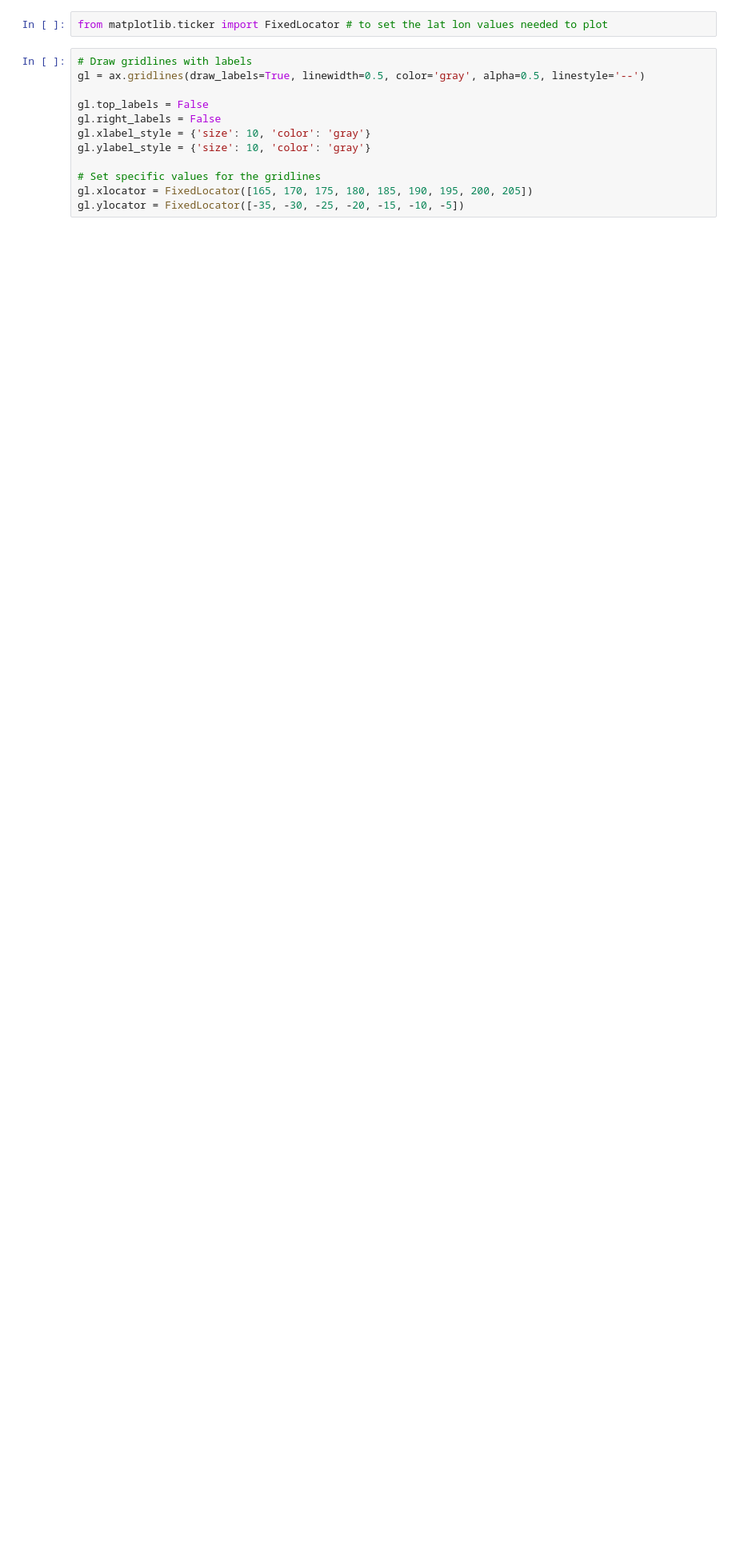
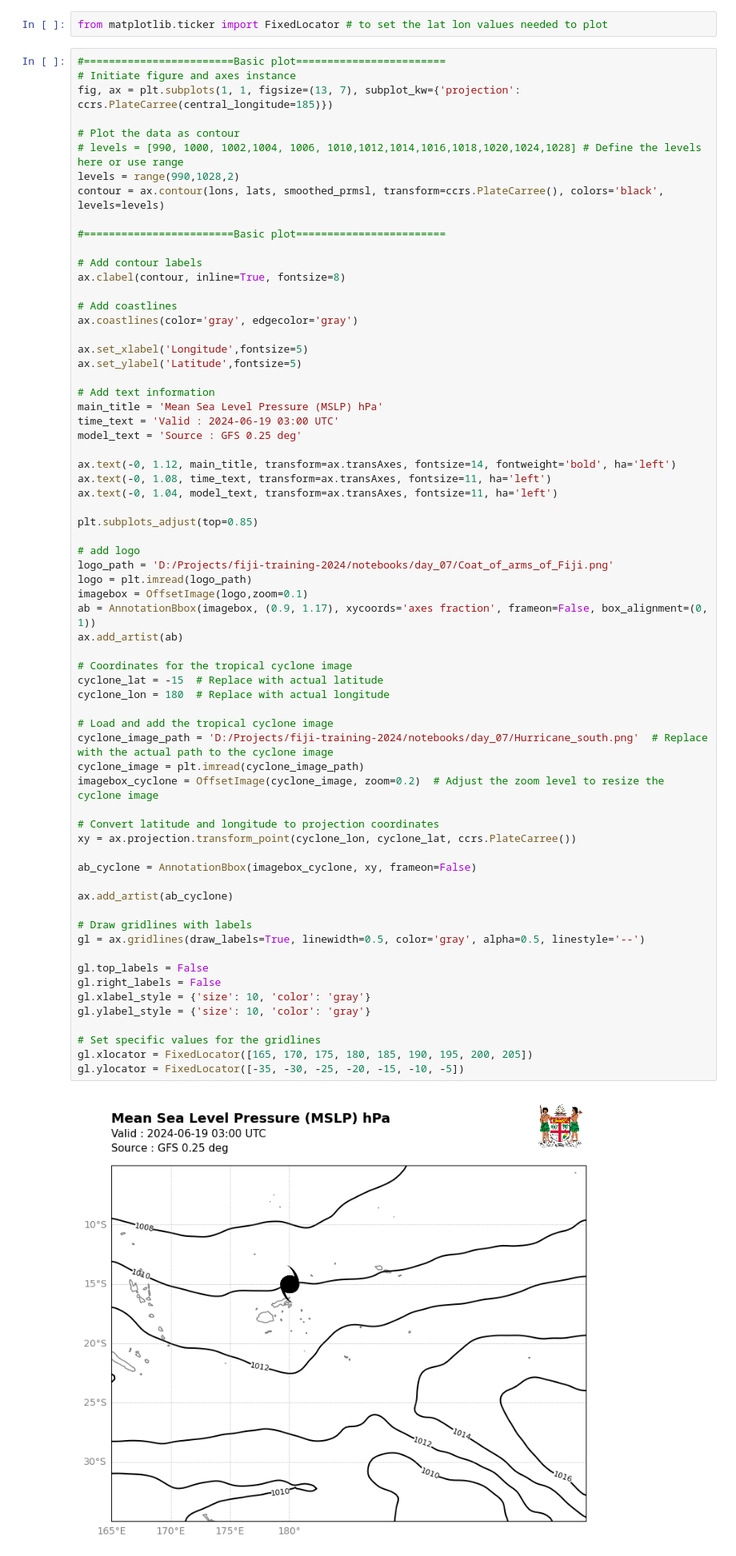
Before and after one commit to achmadrifani/fiji-training-2024, a Jupyter notebook: notebooks/day_07/01_Plotting_MSLP.ipynb, the cells around one changed output. Shown at 80% size. Saved outputs shown, nothing was run; the diff lists cells and outputs as text; blank space fills up the shorter version.

```diff
--- a/notebooks/day_07/01_Plotting_MSLP.ipynb
+++ b/notebooks/day_07/01_Plotting_MSLP.ipynb
@@ -248,17 +354,73 @@ If you see from the first plot, we don't have any grid lines showing latitude an
 # %%
 from matplotlib.ticker import FixedLocator # to set the lat lon values needed to plot
 # %%
+#========================Basic plot========================
+# Initiate figure and axes instance
+fig, ax = plt.subplots(1, 1, figsize=(13, 7), subplot_kw={'projection': ccrs.PlateCarree(central_longitude=185)})
+
+# Plot the data as contour
+# levels = [990, 1000, 1002,1004, 1006, 1010,1012,1014,1016,1018,1020,1024,1028] # Define the levels here or use range
+levels = range(990,1028,2)
+contour = ax.contour(lons, lats, smoothed_prmsl, transform=ccrs.PlateCarree(), colors='black', levels=levels)
+
+#========================Basic plot========================
+
+# Add contour labels
+ax.clabel(contour, inline=True, fontsize=8)
+
+# Add coastlines
+ax.coastlines(color='gray', edgecolor='gray')
+
+ax.set_xlabel('Longitude',fontsize=5)
+ax.set_ylabel('Latitude',fontsize=5)
+
+# Add text information
+main_title = 'Mean Sea Level Pressure (MSLP) hPa'
+time_text = 'Valid : 2024-06-19 03:00 UTC'
+model_text = 'Source : GFS 0.25 deg'
+
+ax.text(-0, 1.12, main_title, transform=ax.transAxes, fontsize=14, fontweight='bold', ha='left')
+ax.text(-0, 1.08, time_text, transform=ax.transAxes, fontsize=11, ha='left')
+ax.text(-0, 1.04, model_text, transform=ax.transAxes, fontsize=11, ha='left')
+
+plt.subplots_adjust(top=0.85)
+
+# add logo
+logo_path = 'D:/Projects/fiji-training-2024/notebooks/day_07/Coat_of_arms_of_Fiji.png'
+logo = plt.imread(logo_path)
+imagebox = OffsetImage(logo,zoom=0.1)
+ab = AnnotationBbox(imagebox, (0.9, 1.17), xycoords='axes fraction', frameon=False, box_alignment=(0, 1))
+ax.add_artist(ab)
+
+# Coordinates for the tropical cyclone image
+cyclone_lat = -15  # Replace with actual latitude
+cyclone_lon = 180  # Replace with actual longitude
+
+# Load and add the tropical cyclone image
+cyclone_image_path = 'D:/Projects/fiji-training-2024/notebooks/day_07/Hurricane_south.png'  # Replace with the actual path to the cyclone image
+cyclone_image = plt.imread(cyclone_image_path)
+imagebox_cyclone = OffsetImage(cyclone_image, zoom=0.2)  # Adjust the zoom level to resize the cyclone image
+
+# Convert latitude and longitude to projection coordinates
+xy = ax.projection.transform_point(cyclone_lon, cyclone_lat, ccrs.PlateCarree())
+
+ab_cyclone = AnnotationBbox(imagebox_cyclone, xy, frameon=False)
+
+ax.add_artist(ab_cyclone)
+
 # Draw gridlines with labels
 gl = ax.gridlines(draw_labels=True, linewidth=0.5, color='gray', alpha=0.5, linestyle='--')
 
 gl.top_labels = False
 gl.right_labels = False
 gl.xlabel_style = {'size': 10, 'color': 'gray'}
 gl.ylabel_style = {'size': 10, 'color': 'gray'}
 
 # Set specific values for the gridlines
 gl.xlocator = FixedLocator([165, 170, 175, 180, 185, 190, 195, 200, 205])
 gl.ylocator = FixedLocator([-35, -30, -25, -20, -15, -10, -5])
+# %% [output]
+[figure, added]
 # %% [markdown]
 Explanation:
 1. Customizing gridline values: FixedLocator from matplotlib.ticker is used to specify the exact positions of the latitude and longitude gridlines.
```
Also changed, not shown: parts of 13 cells of this notebook, 1 other file.
